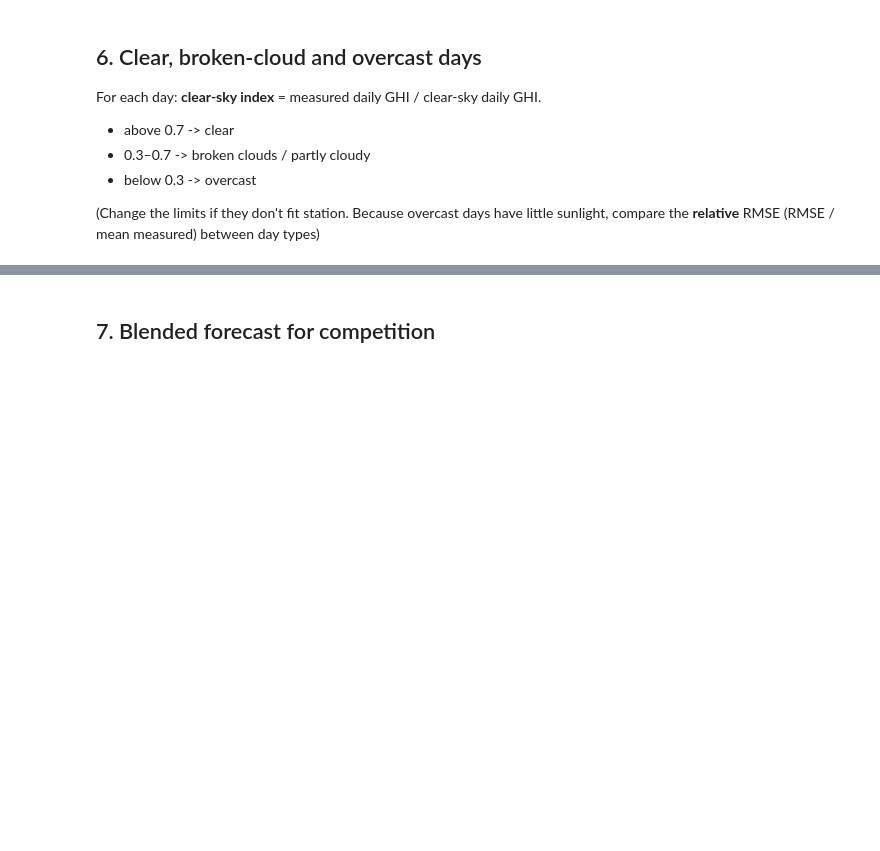
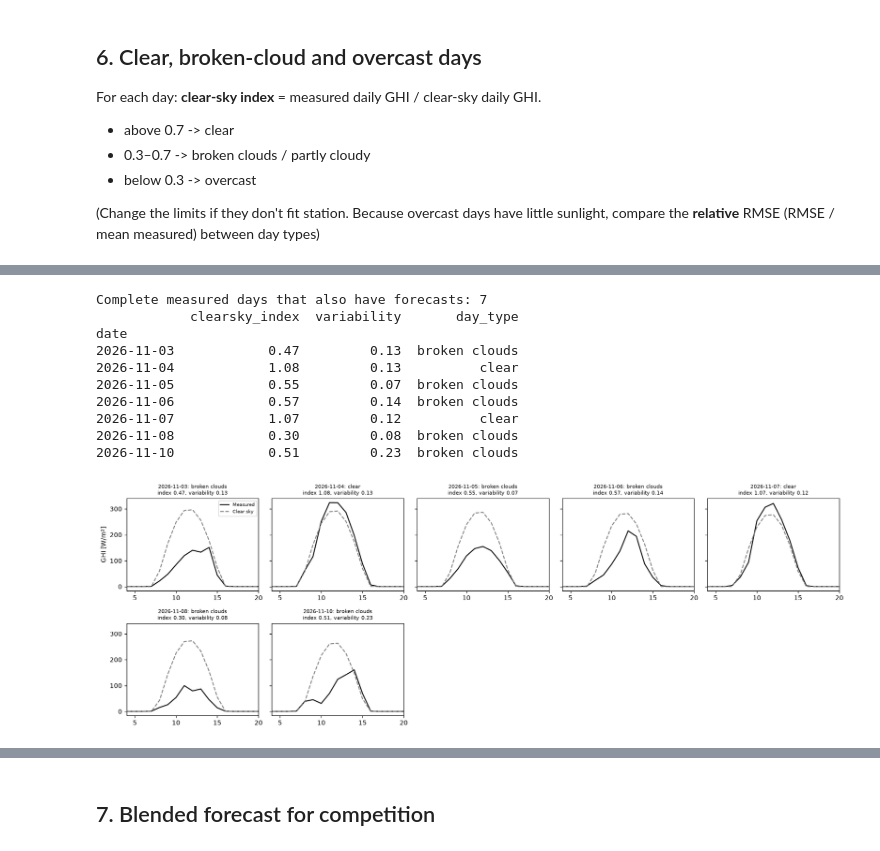
Before and after one commit to grzrzmj/solar_resource_assesment_group15, a Jupyter notebook: forecast_evaluation.ipynb, the cells around one changed output, grey strips where cells are left out. Cells and saved outputs as stored; diff of their text form; code cells hidden in the pictures; blank space fills up the shorter version.

```diff
--- a/forecast_evaluation.ipynb
+++ b/forecast_evaluation.ipynb
@@ -409,3 +413,39 @@ Name: count, dtype: int64
+# %%
+fc_dates = sorted(set((pd.DatetimeIndex(data['time']) - pd.Timedelta(minutes=30)).date) & set(day.index))
+print('Complete measured days that also have forecasts:', len(fc_dates))
+print(day.loc[fc_dates, ['clearsky_index', 'variability', 'day_type']].round(2).to_string())
+
+if len(fc_dates) > 0:
+    n_cols = min(len(fc_dates), 5)
+    n_rows = int(np.ceil(len(fc_dates) / n_cols))
+    fig, axes = plt.subplots(n_rows, n_cols, figsize=(3.3 * n_cols, 2.8 * n_rows), sharey=True, squeeze=False)
+    for ax, d in zip(axes.flat, fc_dates):
+        one = meas[meas['date'] == d]
+        hour_ending = (one.index - pd.Timestamp(d, tz='UTC')) / pd.Timedelta(hours=1)   # 1 ... 24
+        ax.plot(hour_ending, one['ghi'], color='black', label='Measured')
+        ax.plot(hour_ending, one['ghi_clear'], color='grey', linestyle='--', label='Clear sky')
+        ax.set_title(f"{d}: {day.loc[d, 'day_type']}\n"
+                     f"index {day.loc[d, 'clearsky_index']:.2f}, variability {day.loc[d, 'variability']:.2f}",
+                     fontsize=8)
+        ax.set_xlim(4, 20)
+    for ax in axes.flat[len(fc_dates):]:
+        ax.axis('off')
+    axes[0, 0].set_ylabel('GHI [W/m²]')
+    axes[0, 0].legend(fontsize=7)
+    plt.tight_layout()
+    plt.show()
+# %% [output]
+Complete measured days that also have forecasts: 7
+            clearsky_index  variability       day_type
+date
+2026-11-03            0.47         0.13  broken clouds
+2026-11-04            1.08         0.13          clear
+2026-11-05            0.55         0.07  broken clouds
+2026-11-06            0.57         0.14  broken clouds
+2026-11-07            1.07         0.12          clear
+2026-11-08            0.30         0.08  broken clouds
+2026-11-10            0.51         0.23  broken clouds
+[figure, added]
 # %%
 data['date'] = (pd.DatetimeIndex(data['time']) - pd.Timedelta(minutes=30)).date
 data['day_type'] = data['date'].map(day['day_type'])
```
Also changed, not shown: parts of 18 cells of this notebook, 13 other files.
